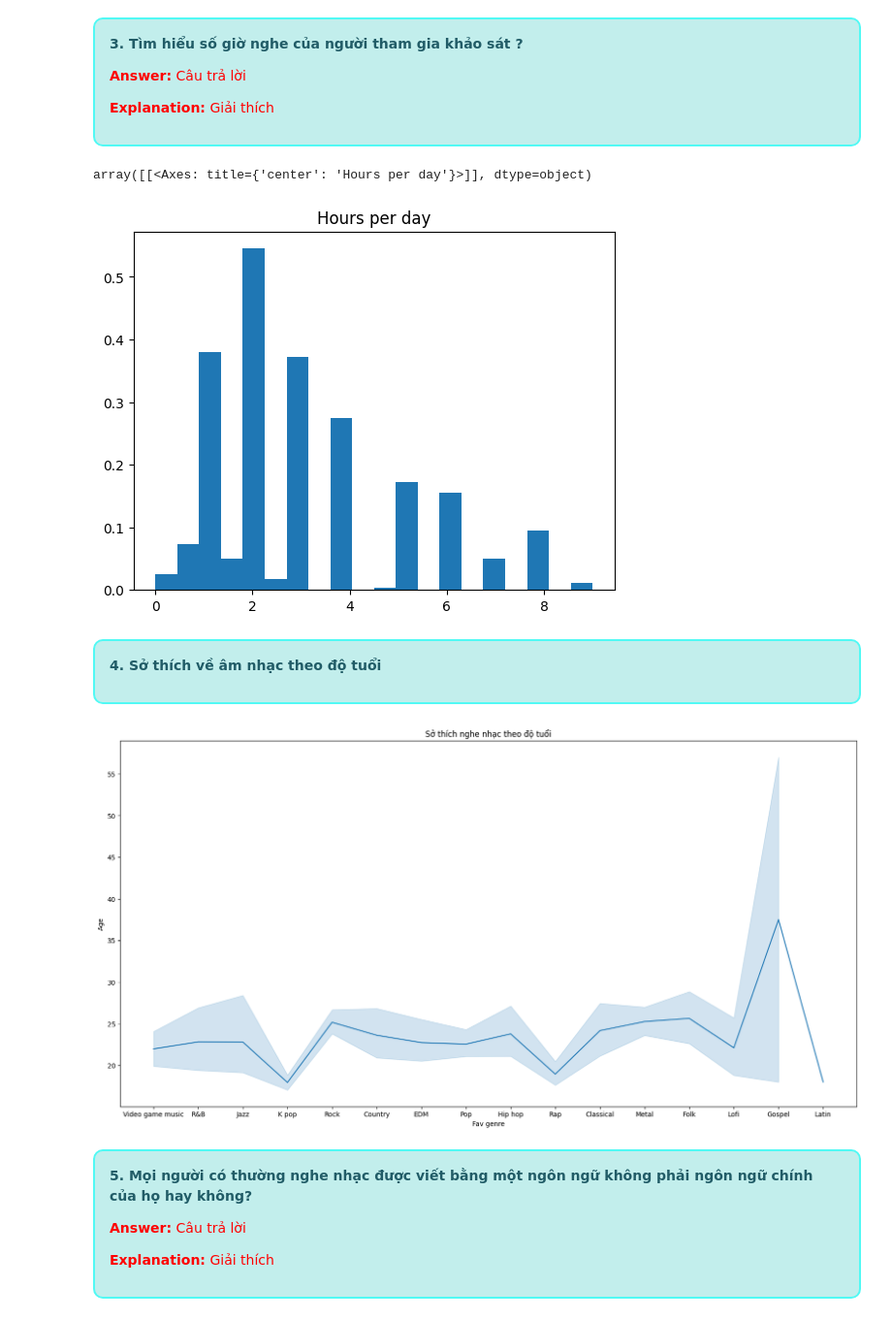
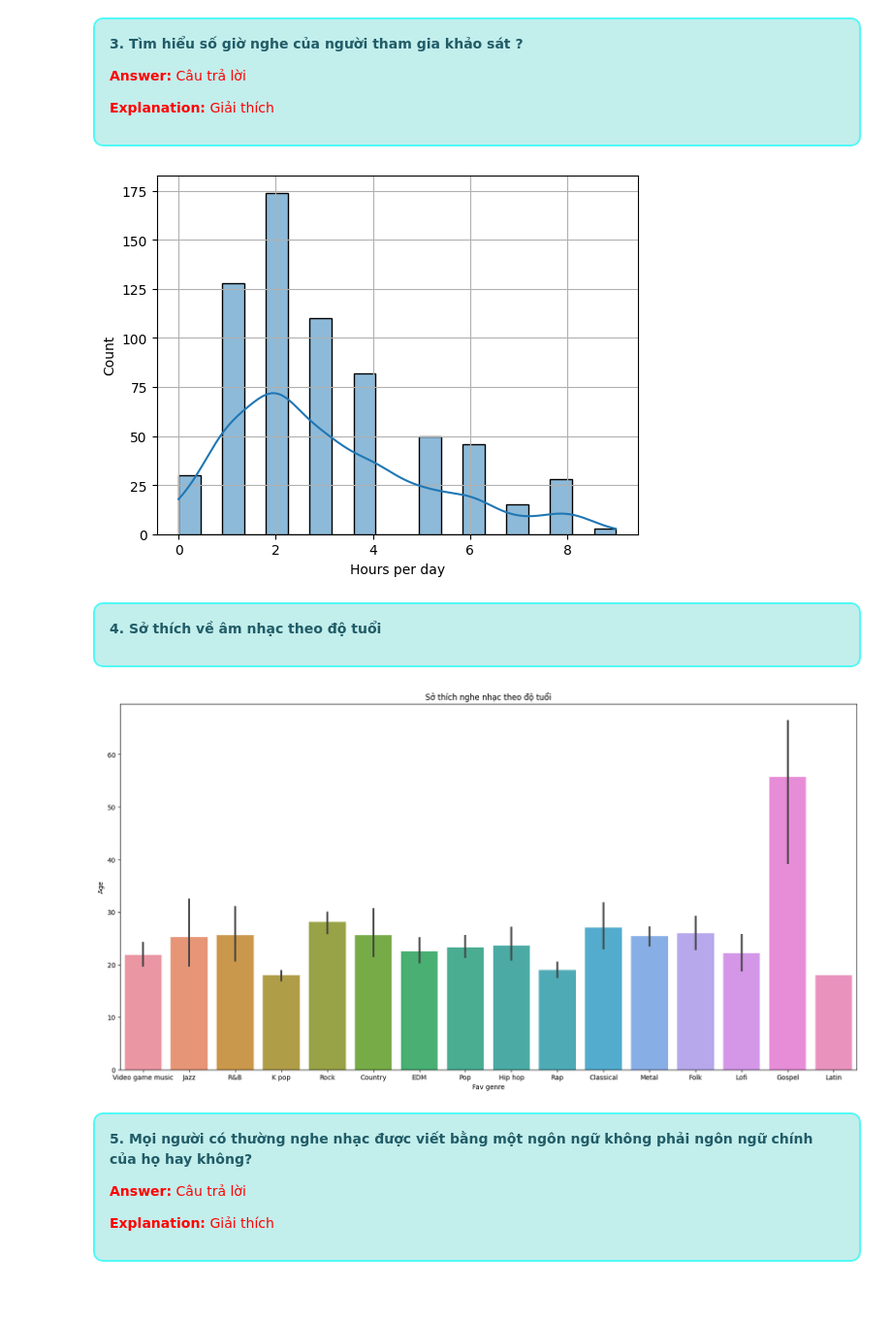
Before and after one commit to HungLVT/DS, a Jupyter notebook: 3.0-data-explorating.ipynb, the cells around one changed output. Shown: that part at 97% size. Saved outputs shown, nothing was run; the diff lists cells and outputs as text; code cells hidden in the pictures; blank space fills up the shorter version.

```diff
--- a/3.0-data-explorating.ipynb
+++ b/3.0-data-explorating.ipynb
@@ -95,10 +95,12 @@ Text(0.5, 1.0, 'Streaming services by Age')
 </div>
 # %%
 # Vẽ biểu đồ histogram cho biết phân bố của dữ liệu Hours per day
-df.hist(['Hours per day'], bins='auto', density=True, grid=False)
+import matplotlib.pyplot as plt
+
+sns.histplot(df['Hours per day'], bins='auto', kde=True)
+plt.grid(True)
 # %% [output]
-array([[<Axes: title={'center': 'Hours per day'}>]], dtype=object)
-[figure, old version]
+[figure, new version]
 # %% [markdown]
 <div style="border-radius: 10px; border: 2px solid #51F9F4; padding: 15px; background-color:#c2eeec; font-size: 100%; text-align: left;">
 
@@ -108,11 +110,11 @@ array([[<Axes: title={'center': 'Hours per day'}>]], dtype=object)
 # %%
 #Vẽ biểu đồ đường thể hiện xu hướng sở thích nghe nhạc theo độ tuổi
 plt.figure(figsize=(20, 10))
-sns.lineplot(data=df, x="Fav genre", y="Age")
+sns.barplot(data=df, x="Fav genre", y="Age")
 plt.title('Sở thích nghe nhạc theo độ tuổi')
 plt.show()
 # %% [output]
-[figure, old version]
+[figure, new version]
 # %% [markdown]
 <div style="border-radius: 10px; border: 2px solid #51F9F4; padding: 15px; background-color:#c2eeec; font-size: 100%; text-align: left;">
 
```
Also changed, not shown: parts of 9 cells of this notebook, 2 other files.
